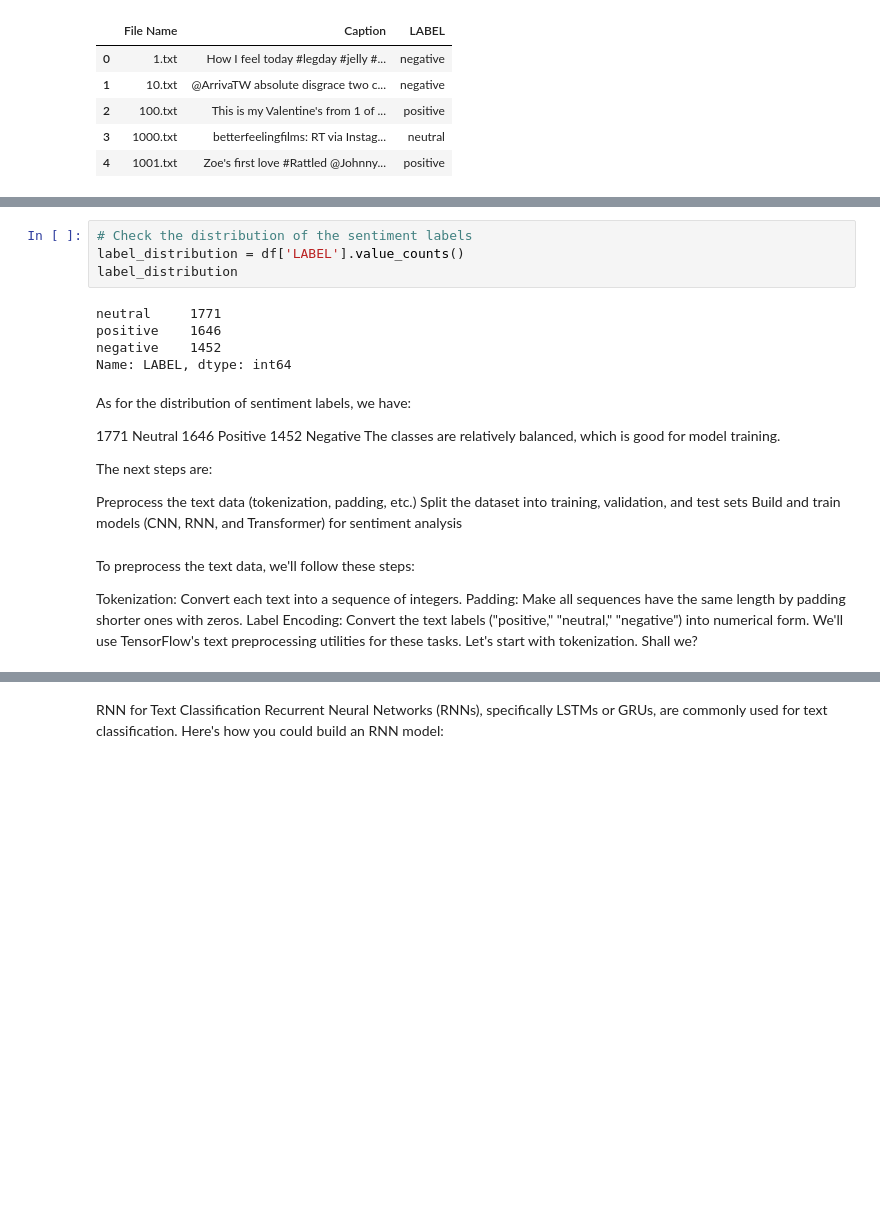
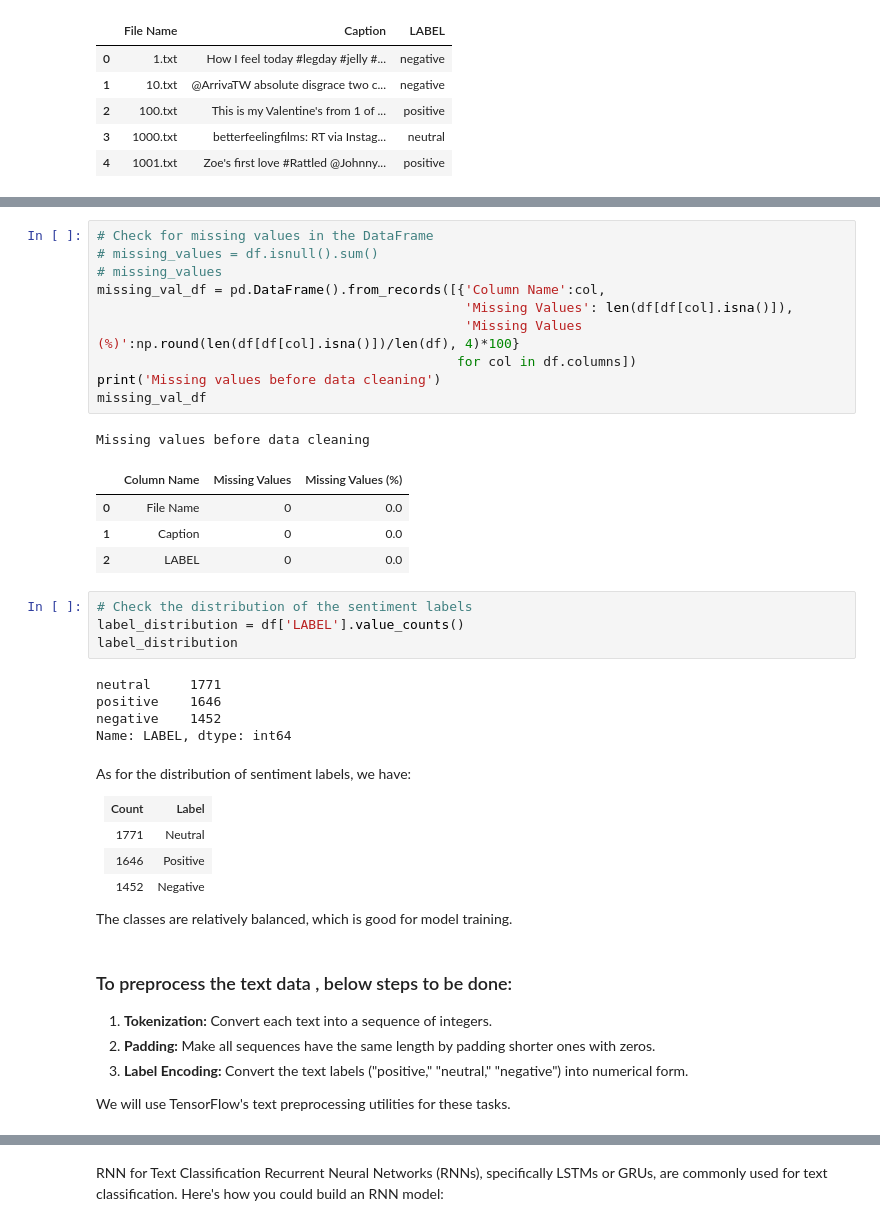
Before and after one commit to sunilmittal22/BITS-Application-of-CNN-RNN-Transformer-usin-Tensor-Flow-, a Jupyter notebook: Sentiment Analysis using Tensor Flow.ipynb, the cells around one changed output, grey strips where cells are left out. Drawn from its saved outputs; the diff is of its cells as text; blank space fills up the shorter version.

```diff
--- a/Sentiment Analysis using Tensor Flow.ipynb
+++ b/Sentiment Analysis using Tensor Flow.ipynb
@@ -53,3 +72,19 @@ missing_values
+# %%
+# Check for missing values in the DataFrame
+# missing_values = df.isnull().sum()
+# missing_values
+missing_val_df = pd.DataFrame().from_records([{'Column Name':col,
+                                               'Missing Values': len(df[df[col].isna()]),
+                                               'Missing Values (%)':np.round(len(df[df[col].isna()])/len(df), 4)*100}
+                                              for col in df.columns])
+print('Missing values before data cleaning')
+missing_val_df
+# %% [output]
+Missing values before data cleaning
+|  | Column Name | Missing Values | Missing Values (%) |
+| 0 | File Name | 0 | 0.0 |
+| 1 | Caption | 0 | 0.0 |
+| 2 | LABEL | 0 | 0.0 |
 # %%
 # Check the distribution of the sentiment labels
 label_distribution = df['LABEL'].value_counts()
@@ -61,21 +96,27 @@ negative    1452
 Name: LABEL, dtype: int64
 # %% [markdown]
 As for the distribution of sentiment labels, we have:
-
-1771 Neutral
-1646 Positive
-1452 Negative
+<table><tr>
+<th>Count</th>
+<th>Label</th>
+</tr></thead>
+<tr>
+<td>1771</td><td> Neutral</td>
+</tr>
+<tr>
+<td>1646</td><td> Positive</td>
+</tr>
+<tr>
+<td>1452</td><td> Negative</td>
+</tr>
+</table>
 The classes are relatively balanced, which is good for model training.
-
-The next steps are:
-
-Preprocess the text data (tokenization, padding, etc.)
-Split the dataset into training, validation, and test sets
-Build and train models (CNN, RNN, and Transformer) for sentiment analysis
 # %% [markdown]
-To preprocess the text data, we'll follow these steps:
+### To preprocess the text data , below steps to be done:
+<ol>
+<li><b>Tokenization:</b> Convert each text into a sequence of integers.</li>
+<li><b>Padding:</b> Make all sequences have the same length by padding shorter ones with zeros.</li>
+<li><b>Label Encoding:</b> Convert the text labels ("positive," "neutral," "negative") into numerical form.</li>
+</ol>
 
-Tokenization: Convert each text into a sequence of integers.
-Padding: Make all sequences have the same length by padding shorter ones with zeros.
-Label Encoding: Convert the text labels ("positive," "neutral," "negative") into numerical form.
-We'll use TensorFlow's text preprocessing utilities for these tasks. Let's start with tokenization. Shall we?
+We will use TensorFlow's text preprocessing utilities for these tasks.
```
Also changed, not shown: parts of 18 cells of this notebook.
